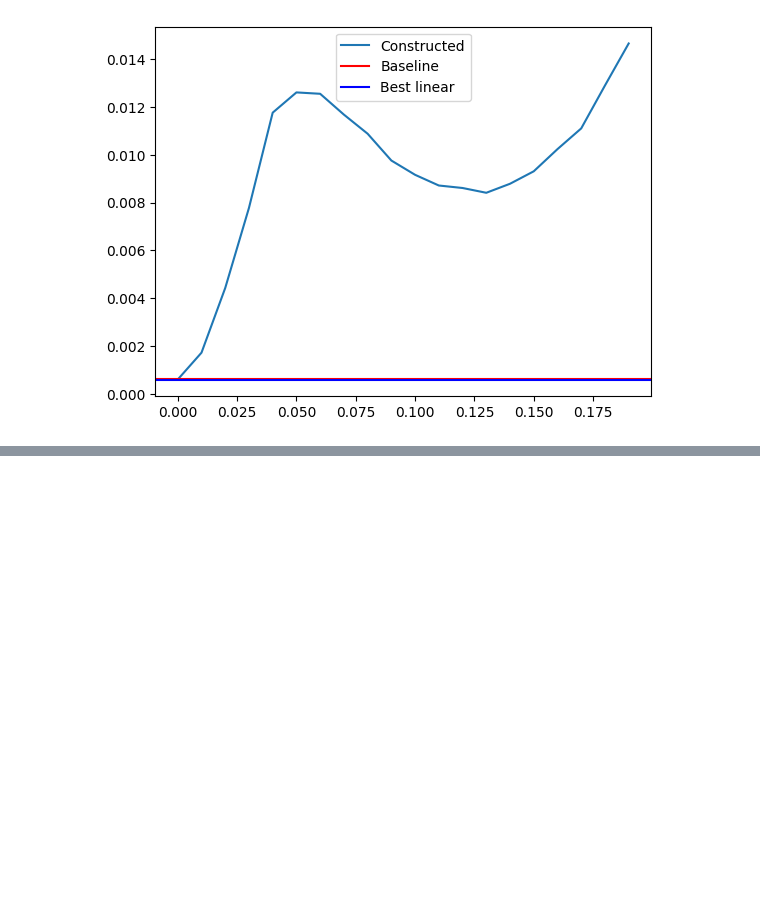
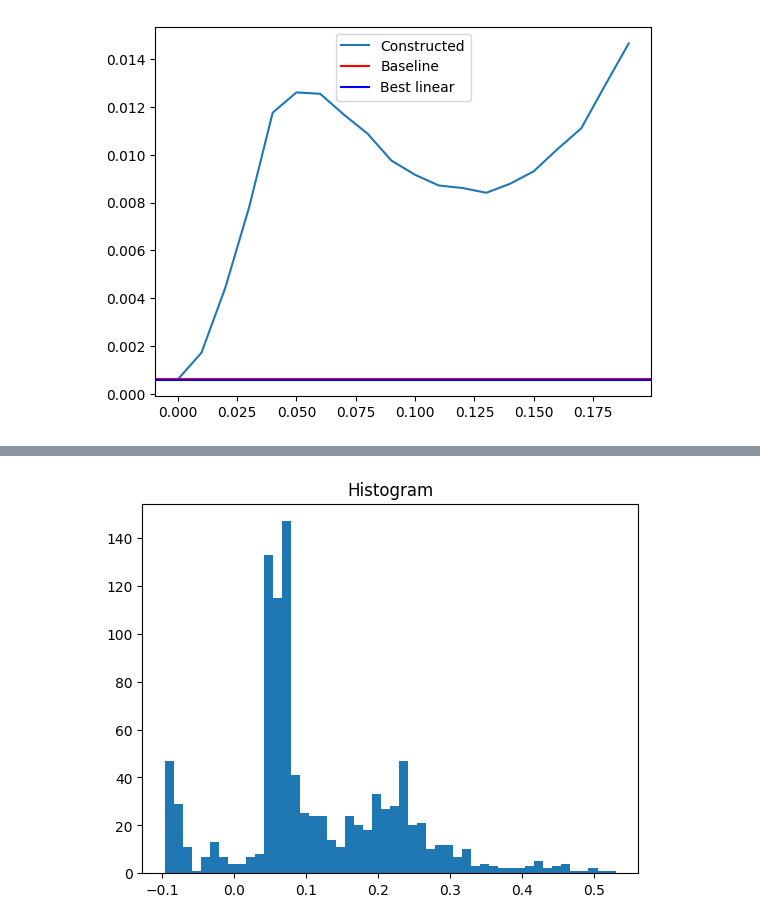
Before and after one commit to BorisTheBrave/uand-toy-model, a Jupyter notebook: uand.ipynb, the cells around one changed output, grey strips where cells are left out. Saved outputs shown, nothing was run; the diff lists cells and outputs as text; code cells hidden in the pictures; blank space fills up the shorter version.

```diff
--- a/uand.ipynb
+++ b/uand.ipynb
@@ -178,15 +220,15 @@ baseline = k*(k-1)/m/m
 # Loss from a model that can solve an arbitrary 2m of the m*m outputs
 best_linear=(k*(k-1))/m/m * (m*m - 2*m)/m/m
 
-
+# Plot loss of constructed model for different p
 x = []
 y = []
 for p in tqdm.tqdm(torch.arange(0, 0.2, 0.01)):
-    model = construct_model(p)
-    test_loss = test_model(model)
-    # print(f"{p=} {test_loss=}")
+    p_model = construct_model(p)
+    p_test_loss = test_model(p_model)
+    # print(f"{p=} {p_test_loss=}")
     x.append(p)
-    y.append(test_loss)
+    y.append(p_test_loss)
 plt.plot(x, y, label='Constructed')
 plt.axhline(baseline, color='red', label='Baseline')
 plt.axhline(best_linear, color='blue', label='Best linear')
@@ -200,0 +239,70 @@ print(baseline)
+# %%
+import numpy as np
+
+
+weights = model.linear2.weight[1]
+
+with torch.no_grad():
+    # Pre-relu intermidiate values under different asusmpts of the inputs
+    ints_00 = model.linear(random_first_inputs(10000, [0, 0])).mean(dim=0, keepdim=True)
+    ints_01 = model.linear(random_first_inputs(10000, [0, 1])).mean(dim=0, keepdim=True)
+    ints_10 = model.linear(random_first_inputs(10000, [1, 0])).mean(dim=0, keepdim=True)
+    ints_11 = model.linear(random_first_inputs(10000, [1, 1])).mean(dim=0, keepdim=True)
+
+
+v0 = 9
+v1 = 10
+
+# How does each itnermediate value respond to each input?
+resp0 = model.linear.weight[None, :, v0]
+resp1 = model.linear.weight[None, :, v1]
+
+weights = model.linear2.weight[v1*m + v0]
+
+# Color from quadrant
+colors = np.where((resp0.detach().cpu().numpy() >= 0) & (resp1[0].detach().cpu().numpy() >= 0), 'r',
+         np.where((resp0.detach().cpu().numpy() >= 0) & (resp1[0].detach().cpu().numpy() < 0), 'g',
+         np.where((resp0.detach().cpu().numpy() < 0) & (resp1[0].detach().cpu().numpy() >= 0), 'b', 'y')))[0]
+
+# Color from angle
+# angle = np.arctan2(resp1[0].detach().cpu().numpy(), resp0[0].detach().cpu().numpy())
+# colors = np.mod(angle, 2*np.pi) / (2*np.pi)
+
+
+
+# colors = []
+# for r1, r2 in zip(resp0[0].detach().cpu().numpy(), resp1[0].detach().cpu().numpy()):
+#     top = 0.15
+#     bottom = -0.08
+#     r3 = (r1 + r2) / 2
+#     r1 = max(min((r1 - bottom) / (top - bottom), 1), 0)
+#     r2 = max(min((r2 - bottom) / (top - bottom), 1), 0)
+#     r3 = max(min((r3 - bottom) / (top - bottom), 1), 0)
+#     colors.append((r1, r2, r3))
+
+wc = weights.detach().cpu().numpy()
+
+score = resp0 + resp1
+
+plt.hist(ints_11[0].detach().cpu().numpy(), bins=50)
+plt.title('Histogram')
+plt.show()
+
+plt.scatter(weights.detach().cpu().numpy(), score[0].detach().cpu().numpy())
+plt.title('Scatter Plot of Weights vs Score')
+plt.show()
+plt.scatter(weights.detach().cpu().numpy(), score[0].detach().cpu().numpy(), c=colors)
+plt.title('Scatter Plot of Weights vs Score')
+plt.show()
+
+
+
+plt.scatter(resp0.detach().cpu().numpy(), resp1[0].detach().cpu().numpy(), c=wc)
+plt.colorbar(label='Weights')
+plt.title('Scatter Plot of Responses')
+plt.show()
+plt.scatter(resp0.detach().cpu().numpy(), resp1[0].detach().cpu().numpy(), c=colors)
+plt.title('Scatter Plot of Responses')
+plt.show()
+# %% [output]
+[figure, added]
```
Also changed, not shown: parts of 14 cells of this notebook, 2 other files.
